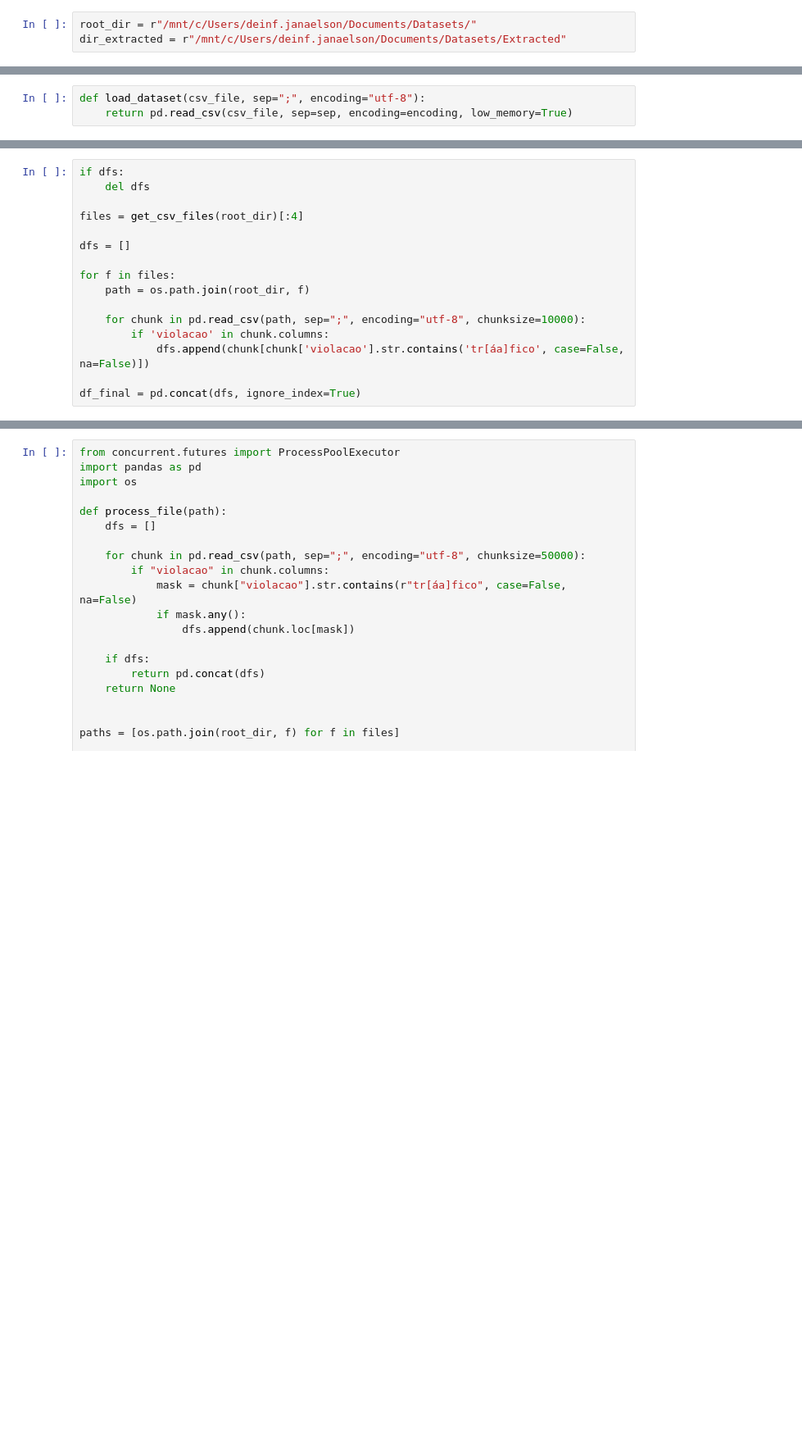
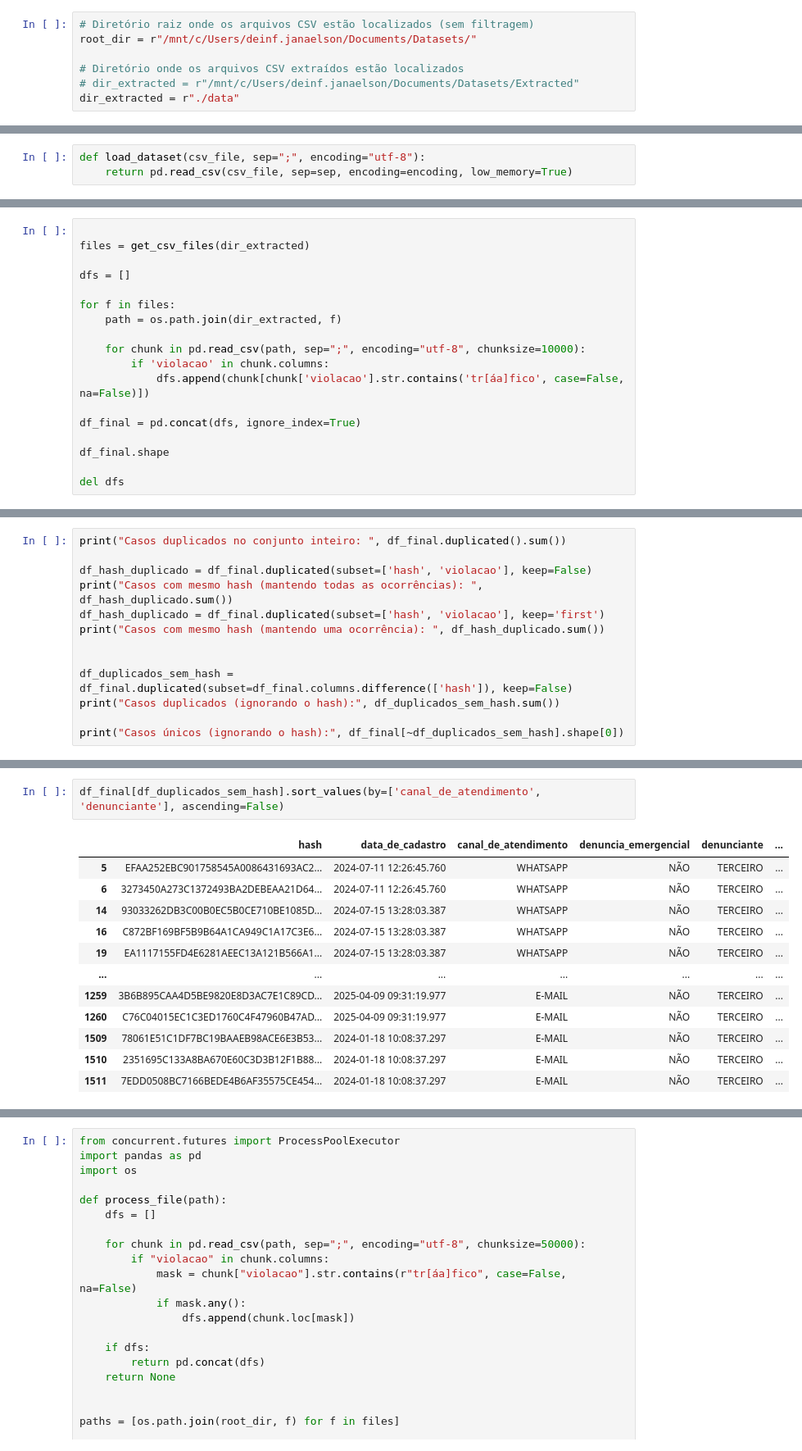
Before and after one commit to janaelsondias/mlforht, a Jupyter notebook: main.ipynb, the cells around one changed output, grey strips where cells are left out. Shown at 82% size. Cells and saved outputs as stored; diff of their text form; blank space fills up the shorter version.

```diff
--- a/main.ipynb
+++ b/main.ipynb
@@ -11,6 +13,10 @@ import matplotlib.pyplot as plt
 # %%
+# Diretório raiz onde os arquivos CSV estão localizados (sem filtragem)
 root_dir = r"/mnt/c/Users/deinf.janaelson/Documents/Datasets/"
-dir_extracted = r"/mnt/c/Users/deinf.janaelson/Documents/Datasets/Extracted"
+
+# Diretório onde os arquivos CSV extraídos estão localizados
+# dir_extracted = r"/mnt/c/Users/deinf.janaelson/Documents/Datasets/Extracted"
+dir_extracted = r"./data"
 # %%
 Path(dir_extracted).mkdir(parents=True, exist_ok=True)
 # %%
@@ -37,16 +48,18 @@ def load_dataset(csv_file, sep=";", encoding="utf-8"):
 # %%
-if dfs:
-    del dfs
 
-files = get_csv_files(root_dir)[:4]
+files = get_csv_files(dir_extracted)
 
 dfs = []
 
 for f in files:
-    path = os.path.join(root_dir, f)
+    path = os.path.join(dir_extracted, f)
 
     for chunk in pd.read_csv(path, sep=";", encoding="utf-8", chunksize=10000):
         if 'violacao' in chunk.columns:
             dfs.append(chunk[chunk['violacao'].str.contains('tr[áa]fico', case=False, na=False)])
 
 df_final = pd.concat(dfs, ignore_index=True)
+
+df_final.shape
+
+del dfs
@@ -52,0 +90,13 @@ df_final = pd.concat(dfs, ignore_index=True)
+# %%
+print("Casos duplicados no conjunto inteiro: ", df_final.duplicated().sum())
+
+df_hash_duplicado = df_final.duplicated(subset=['hash', 'violacao'], keep=False)
+print("Casos com mesmo hash (mantendo todas as ocorrências): ", df_hash_duplicado.sum())
+df_hash_duplicado = df_final.duplicated(subset=['hash', 'violacao'], keep='first')
+print("Casos com mesmo hash (mantendo uma ocorrência): ", df_hash_duplicado.sum())
+
+
+df_duplicados_sem_hash = df_final.duplicated(subset=df_final.columns.difference(['hash']), keep=False)
+print("Casos duplicados (ignorando o hash):", df_duplicados_sem_hash.sum())
+
+print("Casos únicos (ignorando o hash):", df_final[~df_duplicados_sem_hash].shape[0])
@@ -52,0 +168,15 @@ df_final = pd.concat(dfs, ignore_index=True)
+# %%
+df_final[df_duplicados_sem_hash].sort_values(by=['canal_de_atendimento', 'denunciante'], ascending=False)
+# %% [output]
+|  | hash | data_de_cadastro | canal_de_atendimento | denuncia_emergencial | denunciante | ... |
+| 5 | EFAA252EBC901758545A0086431693AC2... | 2024-07-11 12:26:45.760 | WHATSAPP | NÃO | TERCEIRO | ... |
+| 6 | 3273450A273C1372493BA2DEBEAA21D64... | 2024-07-11 12:26:45.760 | WHATSAPP | NÃO | TERCEIRO | ... |
+| 14 | 93033262DB3C00B0EC5B0CE710BE1085D... | 2024-07-15 13:28:03.387 | WHATSAPP | NÃO | TERCEIRO | ... |
+| 16 | C872BF169BF5B9B64A1CA949C1A17C3E6... | 2024-07-15 13:28:03.387 | WHATSAPP | NÃO | TERCEIRO | ... |
+| 19 | EA1117155FD4E6281AEEC13A121B566A1... | 2024-07-15 13:28:03.387 | WHATSAPP | NÃO | TERCEIRO | ... |
+| ... | ... | ... | ... | ... | ... | ... |
+| 1259 | 3B6B895CAA4D5BE9820E8D3AC7E1C89CD... | 2025-04-09 09:31:19.977 | E-MAIL | NÃO | TERCEIRO | ... |
+| 1260 | C76C04015EC1C3ED1760C4F47960B47AD... | 2025-04-09 09:31:19.977 | E-MAIL | NÃO | TERCEIRO | ... |
+| 1509 | 78061E51C1DF7BC19BAAEB98ACE6E3B53... | 2024-01-18 10:08:37.297 | E-MAIL | NÃO | TERCEIRO | ... |
+| 1510 | 2351695C133A8BA670E60C3D3B12F1B88... | 2024-01-18 10:08:37.297 | E-MAIL | NÃO | TERCEIRO | ... |
+| 1511 | 7EDD0508BC7166BEDE4B6AF35575CE454... | 2024-01-18 10:08:37.297 | E-MAIL | NÃO | TERCEIRO | ... |
```
Also changed, not shown: parts of 33 cells of this notebook, 14 other files.
